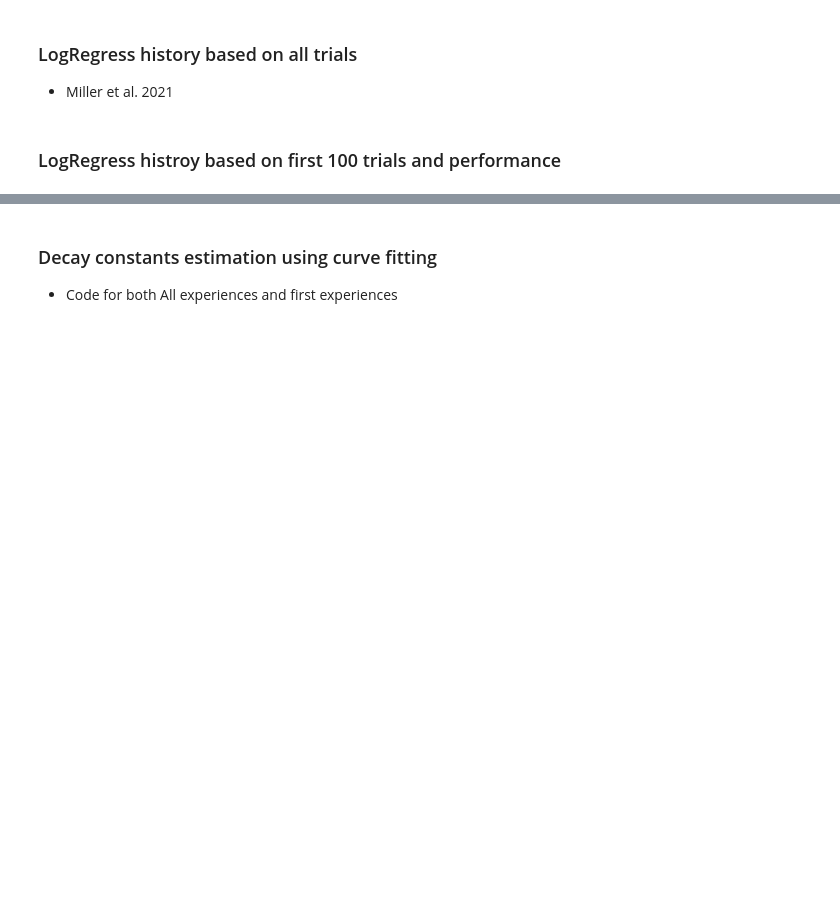
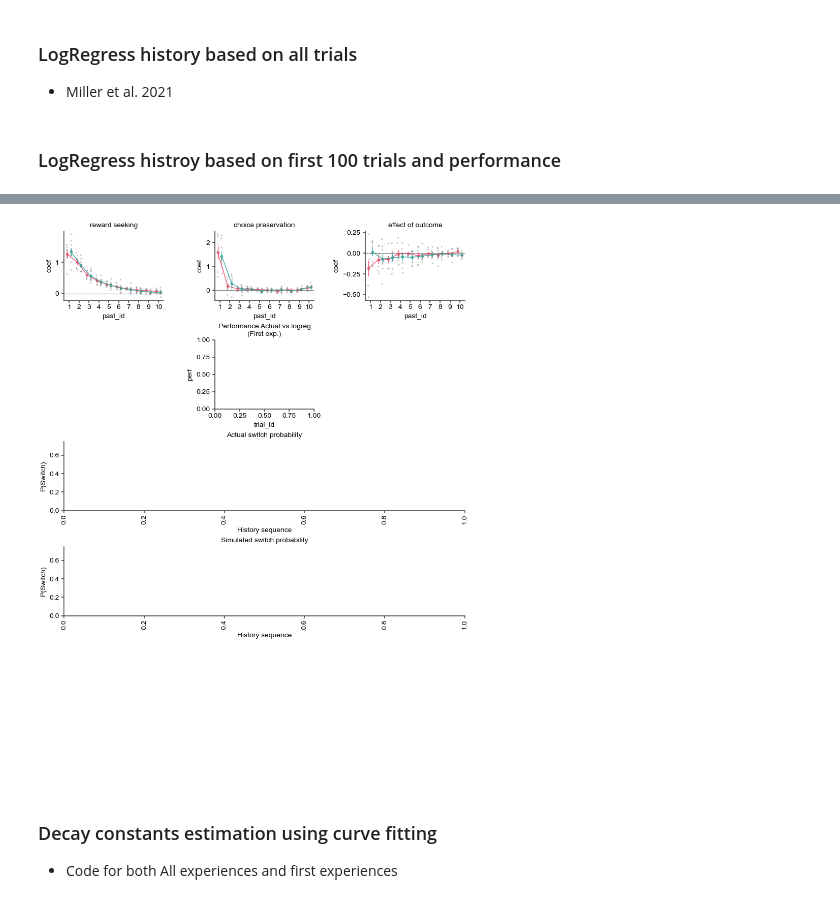
Before and after one commit to bapungiri/py_adlab_bg, a Jupyter notebook: mab_regression_models1.ipynb, the cells around one changed output, grey strips where cells are left out. Drawn from its saved outputs; the diff is of its cells as text; code cells hidden in the pictures; blank space fills up the shorter version.

Commit message:
various analysis related changes

```diff
--- a/mab_regression_models1.ipynb
+++ b/mab_regression_models1.ipynb
@@ -92,7 +92,8 @@ from banditpy.analyses import SwitchProb2Arm
 from banditpy.core import Bandit2Arm
 import mab_subjects
 
-exps = mab_subjects.mostly_unstruc.good_sess + mab_subjects.mostly_struc.good_sess
+# exps = mab_subjects.mostly_unstruc.good_sess + mab_subjects.mostly_struc.good_sess
+exps = mab_subjects.unstruc.intact_sess + mab_subjects.struc.intact_sess
 
 coef_df = []
 perf_df = []
@@ -144,6 +145,6 @@ coef_df = pd.concat(coef_df, ignore_index=True)
 perf_df = pd.concat(perf_df, ignore_index=True)
 swp_df = pd.concat(swp_df, ignore_index=True)
 
-mab_subjects.GroupData().save(coef_df, "logreg")
-mab_subjects.GroupData().save(perf_df, "perf_logreg")
-mab_subjects.GroupData().save(swp_df, "switch_prob_logreg")
+mab_subjects.GroupData().save(coef_df, "logreg_AAdataset")
+mab_subjects.GroupData().save(perf_df, "perf_logreg_AAdataset")
+mab_subjects.GroupData().save(swp_df, "switch_prob_logreg_AAdataset")
@@ -155,7 +171,7 @@ import numpy as np
 from statplotannot.plots import SeabornPlotter, Fig
 from mab_colors import Palette2Arm
 
-fig = Fig(6, 3, fontsize=12)
+fig = Fig(6, 3, fontsize=10)
 
 coef_df = mab_subjects.GroupData().logreg.latest
 palette = Palette2Arm().as_dict()
@@ -173,7 +189,6 @@ for c, coef_name in enumerate(coef_names):
         x="past_id",
         y="coef",
         hue="grp",
-        hue_order=["unstruc", "struc"],
         ax=ax,
     )
     sns.stripplot(
@@ -200,12 +215,10 @@ for c, coef_name in enumerate(coef_names):
 
 
 # ------ performance plot----------
-df = mab_subjects.GroupData().perf_logreg.latest
+df = mab_subjects.GroupData().perf_logreg_AAdataset.latest
 
 ax_perf = fig.subplot(fig.gs[4])
-plot_kw = dict(
-    data=df, x="trial_id", hue="grp", hue_order=["unstruc", "struc"], ax=ax_perf
-)
+plot_kw = dict(data=df, x="trial_id", hue="grp", hue_order=palette.keys(), ax=ax_perf)
 SeabornPlotter(y="perf", **plot_kw).lineplot(
     palette=palette,
     lw=0.8,
@@ -220,12 +233,12 @@ SeabornPlotter(y="logreg_perf", **plot_kw).lineplot(
     err_kws=dict(edgecolor="none"),
     errorbar="se",
 )
-ax_perf.set_xlim(1, max_trials)
+# ax_perf.set_xlim(1, max_trials)
 ax_perf.get_legend().remove()
 ax_perf.set_title("Performance Actual vs logreg\n(First exp.)")
 
 # ------- switch probability plot ---------
-df = mab_subjects.GroupData().switch_prob_logreg.latest
+df = mab_subjects.GroupData().switch_prob_logreg_AAdataset.latest
 
 ax = fig.subplot(fig.gs[2, :])
 # ax.axhline(0, color="gray", lw=0.8, zorder=0)
@@ -234,38 +247,41 @@ SeabornPlotter(
     data=df[df.grp.isin(["unstruc", "struc"])],
     x="seq",
     y="switch_prob",
     hue="grp",
-    hue_order=["unstruc", "struc"],
+    # hue_order=["unstruc_old", "struc_old"],
     ax=ax,
-).barplot(dodge=False, errorbar="se", palette=palette, alpha=0.5).bootstrap_test()
+).barplot(dodge=False, errorbar="se", palette=palette, alpha=0.5)
 
 ax.set_title("Actual switch probability")
 ax.tick_params("x", rotation=90)
 ax.set_ylabel("P(Switch)")
 ax.set_xlabel("History sequence")
 ax.set_ylim(0, 0.75)
 ax.get_legend().remove()
 
 ax = fig.subplot(fig.gs[3, :])
 # ax.axhline(0, color="gray", lw=0.8, zorder=0)
 
 SeabornPlotter(
     data=df[df.grp.isin(["sim_unstruc", "sim_struc"])],
     x="seq",
     y="switch_prob",
     hue="grp",
     hue_order=["sim_unstruc", "sim_struc"],
     ax=ax,
-).barplot(
-    dodge=False, errorbar="se", palette=palette.values(), alpha=0.5
-).bootstrap_test()
+).barplot(dodge=False, errorbar="se", palette=palette, alpha=0.5)
 
 ax.set_title("Simulated switch probability")
 ax.tick_params("x", rotation=90)
 ax.set_ylabel("P(Switch)")
 ax.set_xlabel("History sequence")
 ax.set_ylim(0, 0.75)
 ax.get_legend().remove()
+
+figpath = mab_subjects.pkpath
+fig.savefig(figpath / "logreg_analysis.pdf")
+# %% [output]
+[figure, added]
 # %% [markdown]
 ### Decay constants estimation using curve fitting
 - Code for both All experiences and first experiences
```
Also changed, not shown: parts of 1 cell of this notebook, 8 other files.
